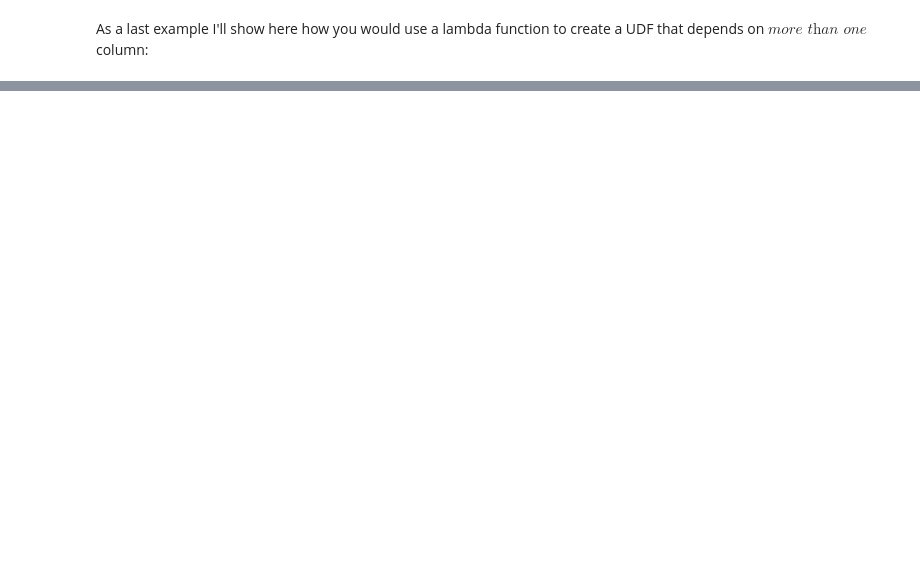
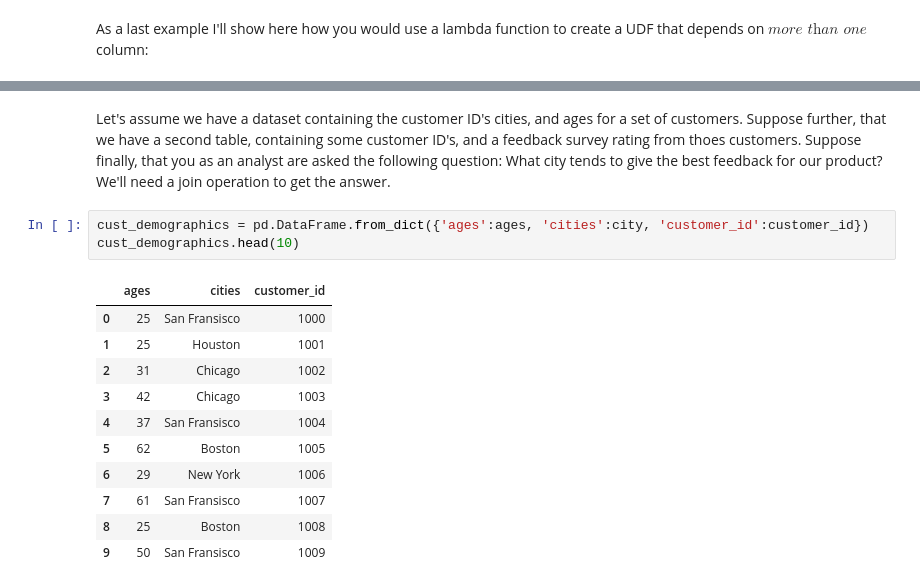
Before and after one commit to brandonbm00/Projects, a Jupyter notebook: python_class/Untitled.ipynb, the cells around one changed output, grey strips where cells are left out. Cells and saved outputs as stored; diff of their text form; blank space fills up the shorter version.

```diff
--- a/python_class/Untitled.ipynb
+++ b/python_class/Untitled.ipynb
@@ -630,0 +692,17 @@ customers.head(10)
+# %% [markdown]
+Let's assume we have a dataset containing the customer ID's cities, and ages for a set of customers. Suppose further, that we have a second table, containing some customer ID's, and a feedback survey rating from thoes customers. Suppose finally, that you as an analyst are asked the following question: What city tends to give the best feedback for our product? We'll need a join operation to get the answer.
+# %%
+cust_demographics = pd.DataFrame.from_dict({'ages':ages, 'cities':city, 'customer_id':customer_id})
+cust_demographics.head(10)
+# %% [output]
+|  | ages | cities | customer_id |
+| 0 | 25 | San Fransisco | 1000 |
+| 1 | 25 | Houston | 1001 |
+| 2 | 31 | Chicago | 1002 |
+| 3 | 42 | Chicago | 1003 |
+| 4 | 37 | San Fransisco | 1004 |
+| 5 | 62 | Boston | 1005 |
+| 6 | 29 | New York | 1006 |
+| 7 | 61 | San Fransisco | 1007 |
+| 8 | 25 | Boston | 1008 |
+| 9 | 50 | San Fransisco | 1009 |
```
Also changed, not shown: parts of 41 cells of this notebook.
